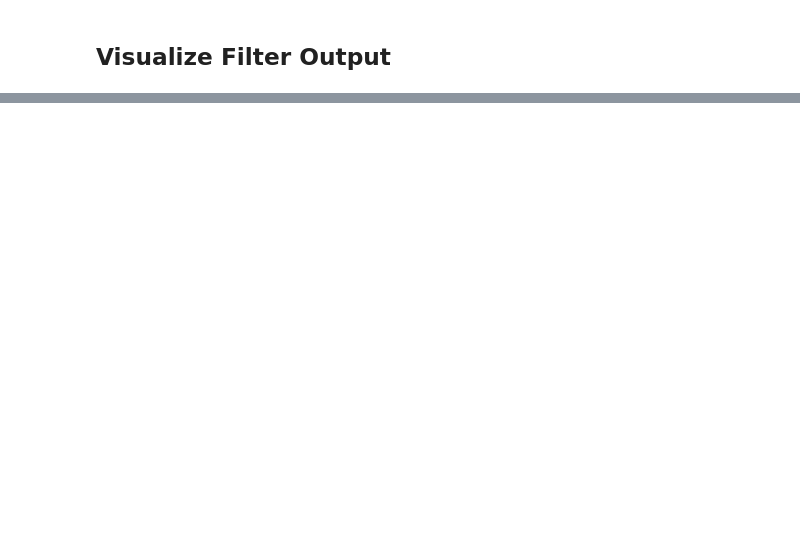
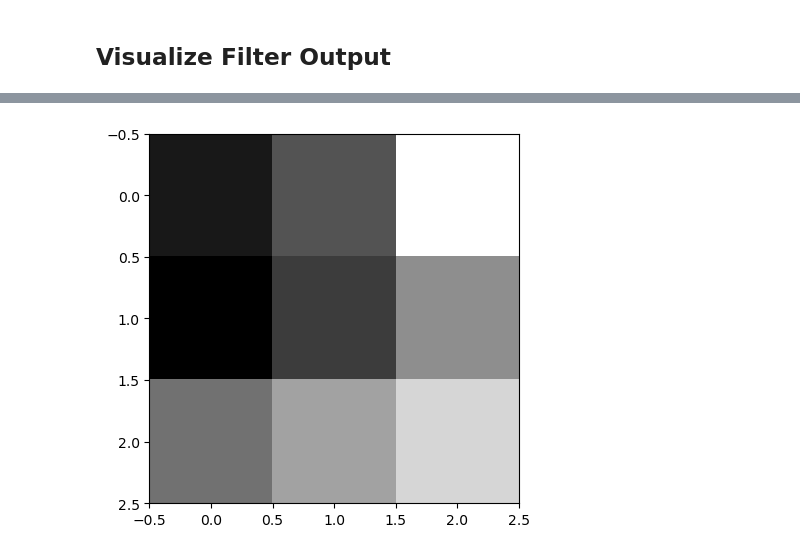
Before and after one commit to samogden/CST463-assignments, a Jupyter notebook: class_code/week10/visualization.ipynb, the cells around one changed output, grey strips where cells are left out. Cells and saved outputs as stored; diff of their text form; code cells hidden in the pictures; blank space fills up the shorter version.

```diff
--- a/class_code/week10/visualization.ipynb
+++ b/class_code/week10/visualization.ipynb
@@ -18,0 +31,4 @@ model = keras.applications.vgg16.VGG16()
+# %%
+show_filter(2)
+# %% [output]
+[figure, added]
```
Also changed, not shown: parts of 9 cells of this notebook, 5 other files.
